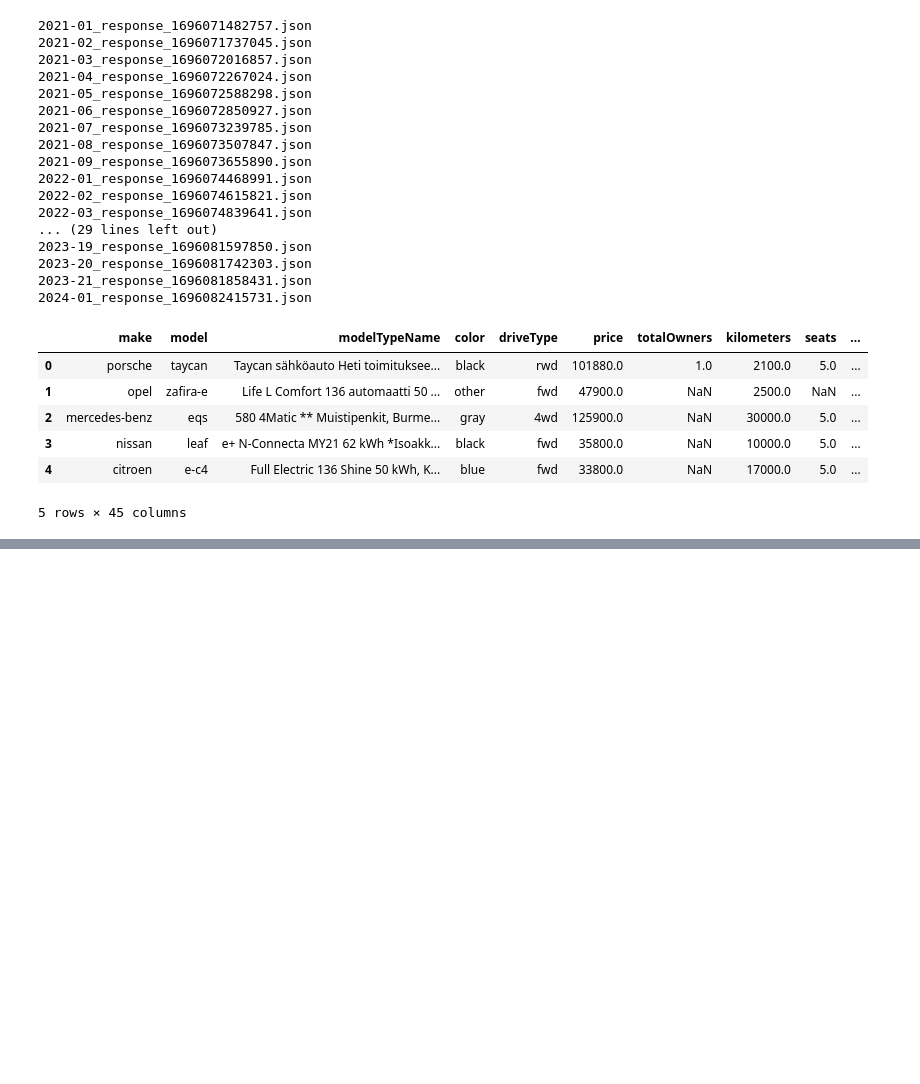
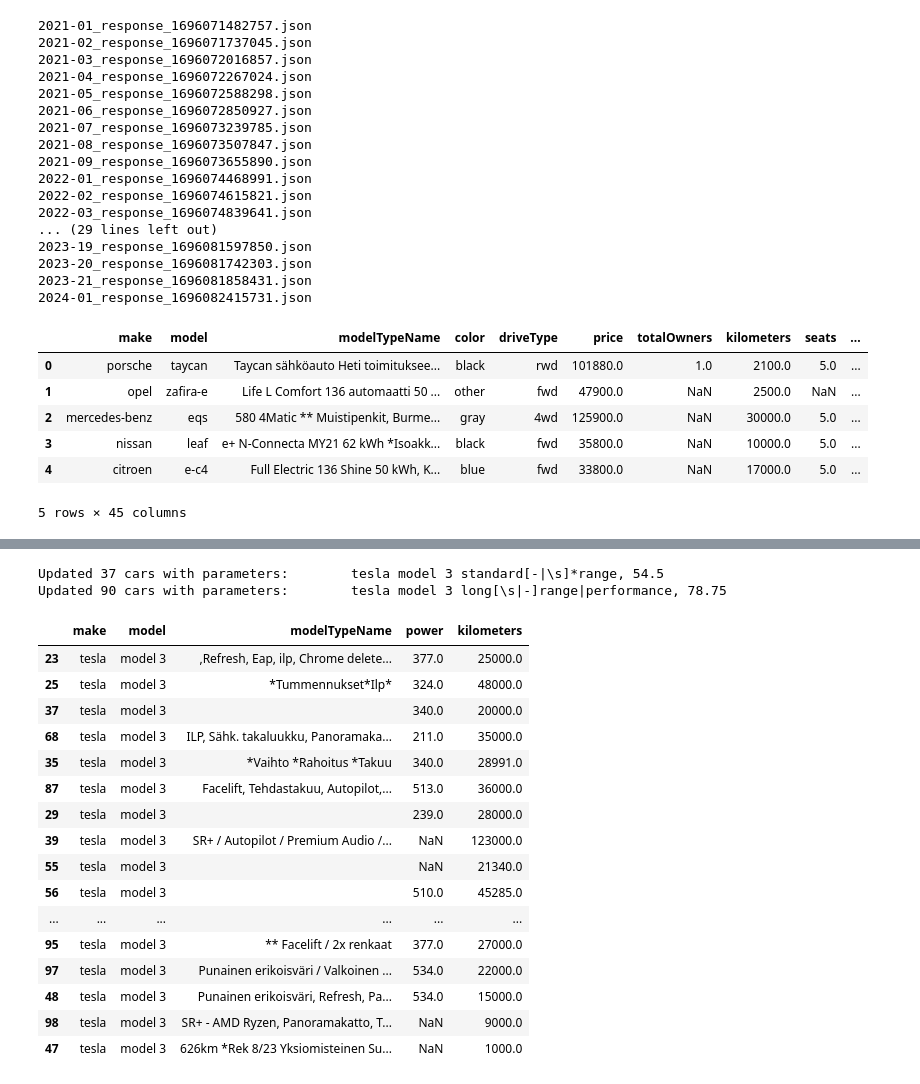
Before and after one commit to jatufin/importEVorNot, a Jupyter notebook: nettiauto/nettiauto_dataset_parsing.ipynb, the cells around one changed output, grey strips where cells are left out. Saved outputs shown, nothing was run; the diff lists cells and outputs as text; code cells hidden in the pictures; blank space fills up the shorter version.

```diff
--- a/nettiauto/nettiauto_dataset_parsing.ipynb
+++ b/nettiauto/nettiauto_dataset_parsing.ipynb
@@ -343,0 +397,4 @@ Name: count, dtype: int64
+# %%
+print_info(df, 'bmw', 'ix1')
+update_capacity(df, "bmw", "ix1", 66.5)
+get_missing_df(df, "bmw", 'ix1')
@@ -343,0 +420,4 @@ Name: count, dtype: int64
+# %%
+print_info(df, 'bmw', 'i4')
+update_capacity(df, "bmw", "i4", 83.9)
+get_missing_df(df, "bmw", 'i4')
@@ -343,0 +442,4 @@ Name: count, dtype: int64
+# %%
+print_info(df, 'bmw', 'i4 m50')
+update_capacity(df, "bmw", "i4 m50", 83.9)
+get_missing_df(df, "bmw", 'i4 m50')
@@ -343,0 +465,6 @@ Name: count, dtype: int64
+# %%
+update_capacity(df, "bmw", "ix3", 80.0)
+update_capacity(df, "bmw", "i7", 101.7)
+update_capacity(df, "bmw", "ix m50", 111.5)
+
+print_missing_for_make(df, 'bmw')
@@ -343,0 +480,24 @@ Name: count, dtype: int64
+# %%
+update_capacity(df, "tesla", "model 3", (54+55)/2, "standard[-|\s]*range")
+update_capacity(df, "tesla", "model 3", ((78+79.5)/2), "long[\s|-]range|performance")
+get_missing_df(df, "tesla", "model 3")
+# %% [output]
+Updated 37 cars with parameters:        tesla model 3 standard[-|\s]*range, 54.5
+Updated 90 cars with parameters:        tesla model 3 long[\s|-]range|performance, 78.75
+|  | make | model | modelTypeName | power | kilometers |
+| 23 | tesla | model 3 | ,Refresh, Eap, ilp, Chrome delete... | 377.0 | 25000.0 |
+| 25 | tesla | model 3 | *Tummennukset*Ilp* | 324.0 | 48000.0 |
+| 37 | tesla | model 3 |  | 340.0 | 20000.0 |
+| 68 | tesla | model 3 | ILP, Sähk. takaluukku, Panoramaka... | 211.0 | 35000.0 |
+| 35 | tesla | model 3 | *Vaihto *Rahoitus *Takuu | 340.0 | 28991.0 |
+| 87 | tesla | model 3 | Facelift, Tehdastakuu, Autopilot,... | 513.0 | 36000.0 |
+| 29 | tesla | model 3 |  | 239.0 | 28000.0 |
+| 39 | tesla | model 3 | SR+ / Autopilot / Premium Audio /... | NaN | 123000.0 |
+| 55 | tesla | model 3 |  | NaN | 21340.0 |
+| 56 | tesla | model 3 |  | 510.0 | 45285.0 |
+| ... | ... | ... | ... | ... | ... |
+| 95 | tesla | model 3 | ** Facelift / 2x renkaat | 377.0 | 27000.0 |
+| 97 | tesla | model 3 | Punainen erikoisväri / Valkoinen ... | 534.0 | 22000.0 |
+| 48 | tesla | model 3 | Punainen erikoisväri, Refresh, Pa... | 534.0 | 15000.0 |
+| 98 | tesla | model 3 | SR+ - AMD Ryzen, Panoramakatto, T... | NaN | 9000.0 |
+| 47 | tesla | model 3 | 626km *Rek 8/23 Yksiomisteinen Su... | NaN | 1000.0 |
```
Also changed, not shown: parts of 28 cells of this notebook.
